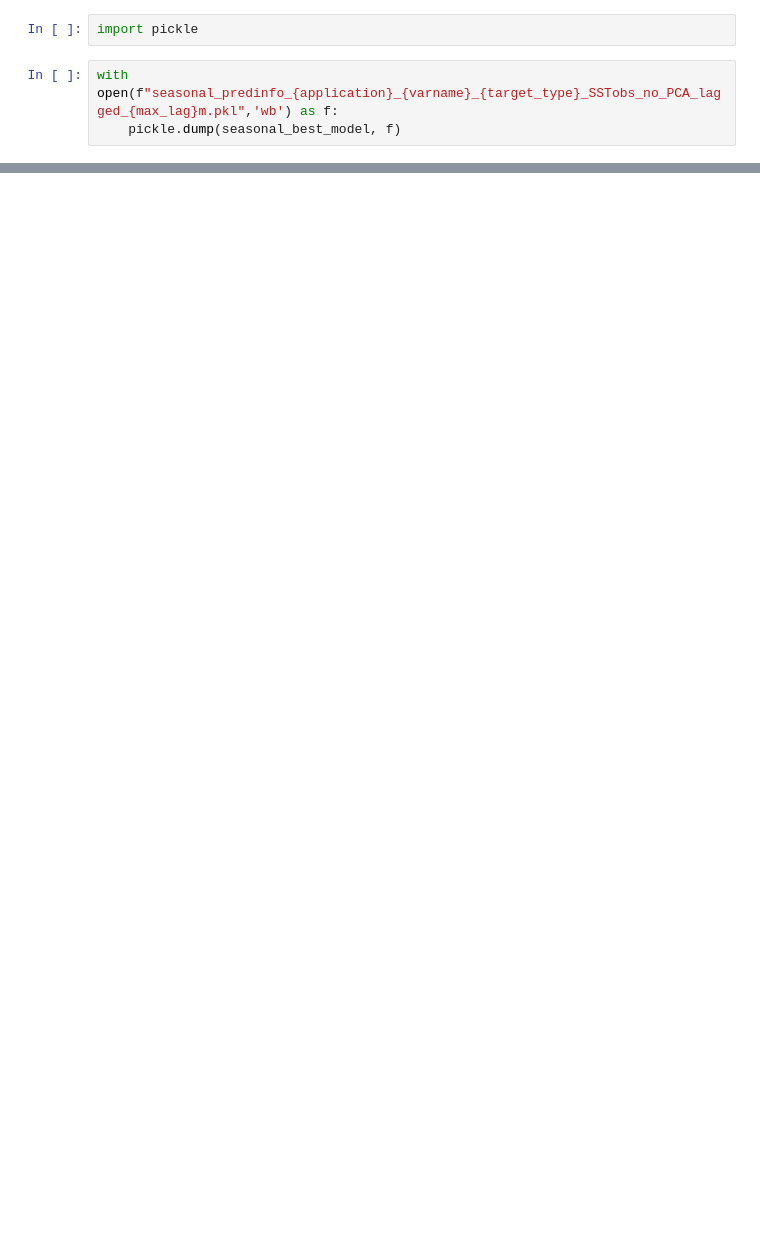
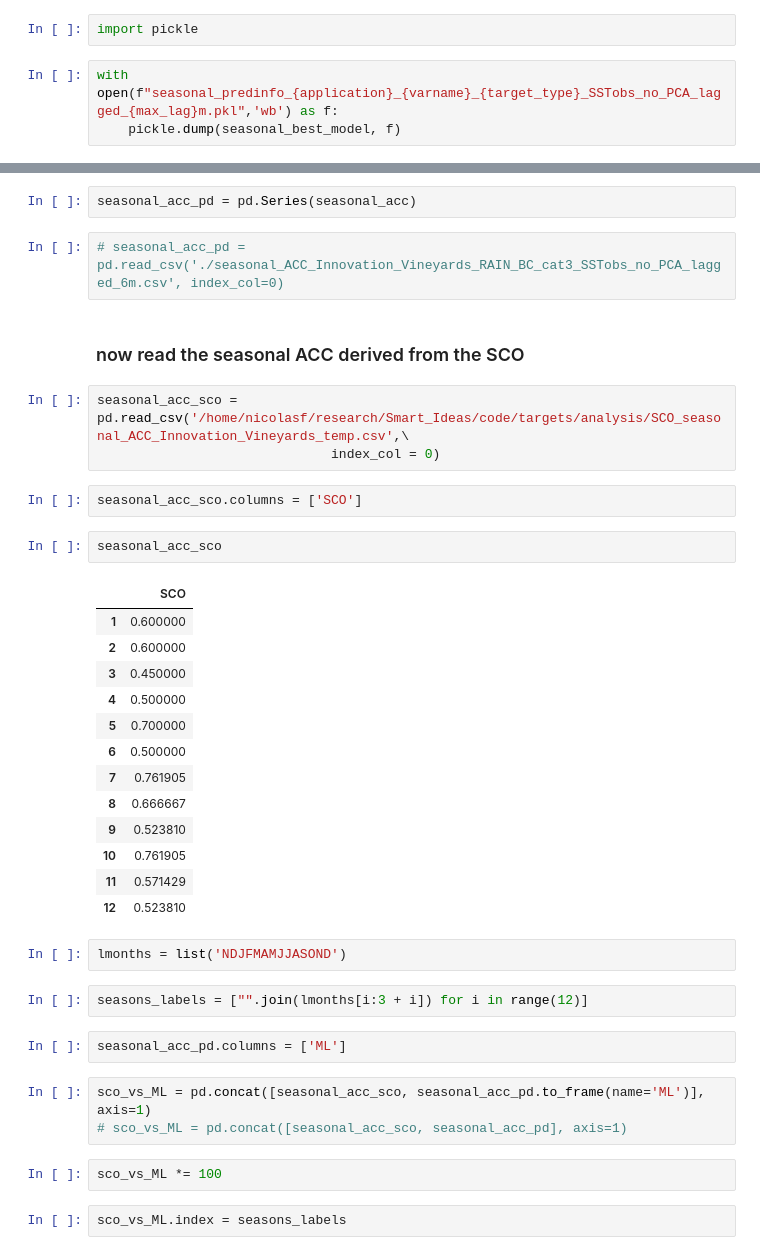
Before and after one commit to nicolasfauchereau/ML4seas, a Jupyter notebook: models/application_cases/classification/Innovation_Vineyards/AutoML/AUTOGLUON/notebooks/Innovation_Vineyards_SSTs_obs_noPCA_seasonal.ipynb, the cells around one changed output, grey strips where cells are left out. Saved outputs shown, nothing was run; the diff lists cells and outputs as text; blank space fills up the shorter version.

```diff
--- a/models/application_cases/classification/Innovation_Vineyards/AutoML/AUTOGLUON/notebooks/Innovation_Vineyards_SSTs_obs_noPCA_seasonal.ipynb
+++ b/models/application_cases/classification/Innovation_Vineyards/AutoML/AUTOGLUON/notebooks/Innovation_Vineyards_SSTs_obs_noPCA_seasonal.ipynb
@@ -361,0 +417,40 @@ ax.axhline(0.3333)
+# %%
+seasonal_acc_pd = pd.Series(seasonal_acc)
+# %%
+# seasonal_acc_pd = pd.read_csv('./seasonal_ACC_Innovation_Vineyards_RAIN_BC_cat3_SSTobs_no_PCA_lagged_6m.csv', index_col=0)
+# %% [markdown]
+### now read the seasonal ACC derived from the SCO
+# %%
+seasonal_acc_sco = pd.read_csv('/home/nicolasf/research/Smart_Ideas/code/targets/analysis/SCO_seasonal_ACC_Innovation_Vineyards_temp.csv',\
+                              index_col = 0)
+# %%
+seasonal_acc_sco.columns = ['SCO']
+# %%
+seasonal_acc_sco
+# %% [output]
+|  | SCO |
+| 1 | 0.600000 |
+| 2 | 0.600000 |
+| 3 | 0.450000 |
+| 4 | 0.500000 |
+| 5 | 0.700000 |
+| 6 | 0.500000 |
+| 7 | 0.761905 |
+| 8 | 0.666667 |
+| 9 | 0.523810 |
+| 10 | 0.761905 |
+| 11 | 0.571429 |
+| 12 | 0.523810 |
+# %%
+lmonths = list('NDJFMAMJJASOND')
+# %%
+seasons_labels = ["".join(lmonths[i:3 + i]) for i in range(12)]
+# %%
+seasonal_acc_pd.columns = ['ML']
+# %%
+sco_vs_ML = pd.concat([seasonal_acc_sco, seasonal_acc_pd.to_frame(name='ML')], axis=1)
+# sco_vs_ML = pd.concat([seasonal_acc_sco, seasonal_acc_pd], axis=1)
+# %%
+sco_vs_ML *= 100
+# %%
+sco_vs_ML.index = seasons_labels
```
Also changed, not shown: parts of 22 cells of this notebook, 2 other files.
